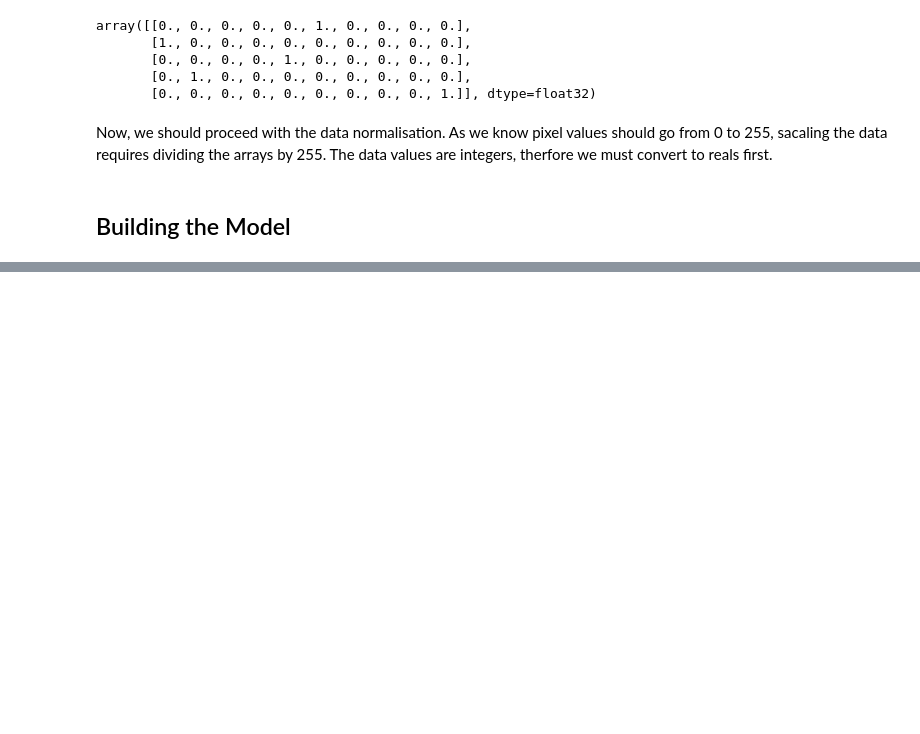
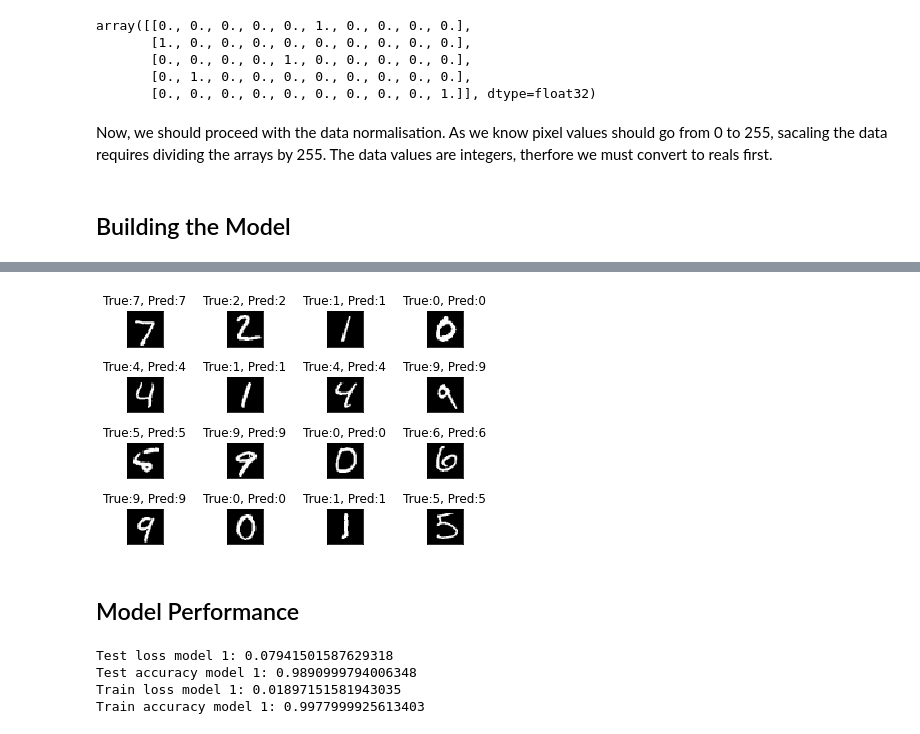
Before and after one commit to Akhil-2019/Flipkart_Review_Scrapper, a Jupyter notebook: Deep_Convolutional_Neural_Networks_in_Tensorflow_(MNIST).ipynb, the cells around one changed output, grey strips where cells are left out. Saved outputs shown, nothing was run; the diff lists cells and outputs as text; code cells hidden in the pictures; blank space fills up the shorter version.

```diff
--- a/Deep_Convolutional_Neural_Networks_in_Tensorflow_(MNIST).ipynb
+++ b/Deep_Convolutional_Neural_Networks_in_Tensorflow_(MNIST).ipynb
@@ -104,0 +191,4 @@ _________________________________________________________________
+# %%
+preds_prob = model1.predict(X_test[0:100,:,:,:])
+preds_class = np.argmax(preds_prob, axis=1)
+preds_class
@@ -104,0 +202,25 @@ _________________________________________________________________
+# %%
+plt.figure(facecolor='w')
+for i in range(16):
+  plt.subplot(4,4,i+1)
+  plt.tight_layout()
+  plt.imshow(X_test_img[i], cmap='gray', interpolation='none')
+  plt.title("True:{}, Pred:{}".format(y_test_img[i],preds_class[i]))
+  plt.xticks([])
+  plt.yticks([])
+# %% [output]
+[figure, added]
+# %% [markdown]
+## Model Performance
+# %%
+test_scores_model1 = model1.evaluate(X_test, y_test, verbose=0)
+print("Test loss model 1:", test_scores_model1[0])
+print("Test accuracy model 1:", test_scores_model1[1])
+train_scores_model1 = model1.evaluate(X_train, y_train, verbose=0)
+print("Train loss model 1:", train_scores_model1[0])
+print("Train accuracy model 1:", train_scores_model1[1])
+# %% [output]
+Test loss model 1: 0.07941501587629318
+Test accuracy model 1: 0.9890999794006348
+Train loss model 1: 0.01897151581943035
+Train accuracy model 1: 0.9977999925613403
```
Also changed, not shown: parts of 30 cells of this notebook.
